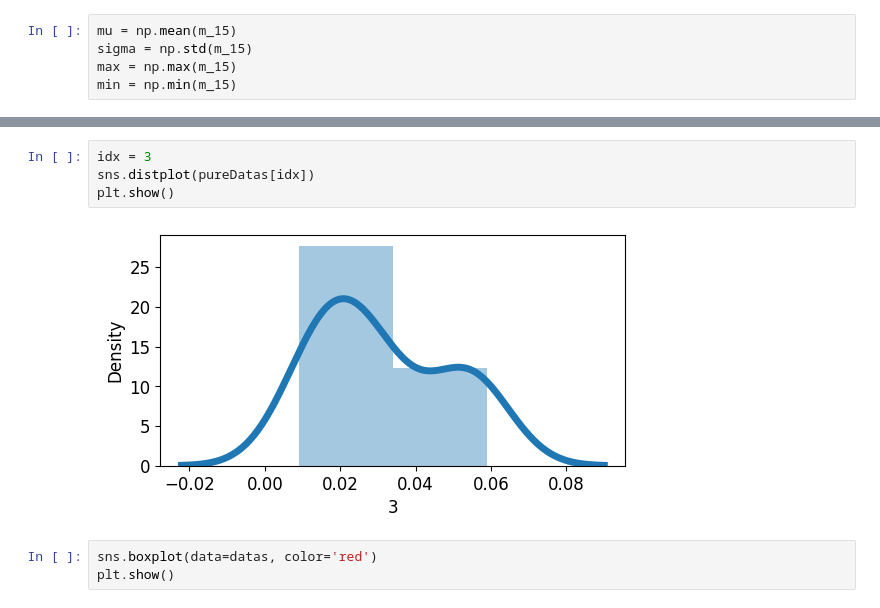
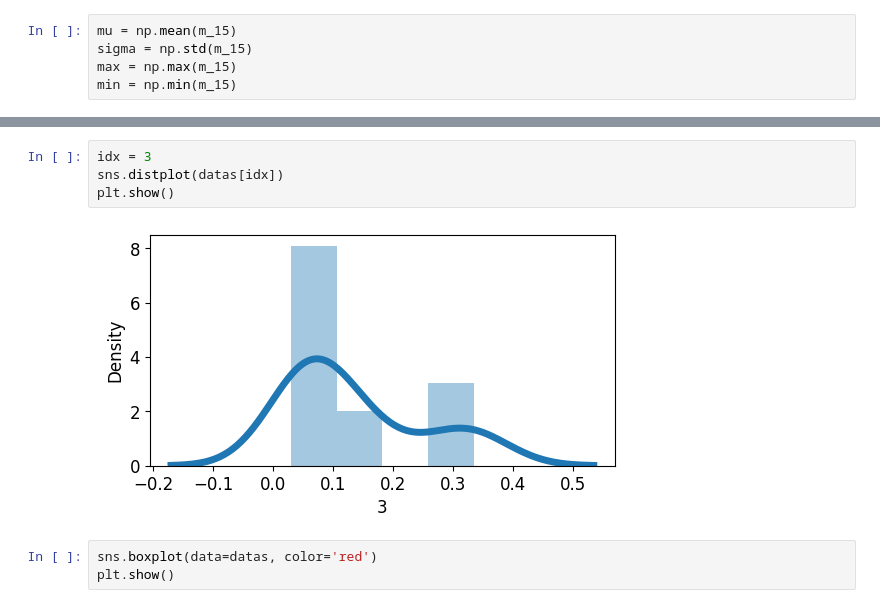
Before and after one commit to formegusto/pattern-recognition, a Jupyter notebook: 07.Distribution.ipynb, the cells around one changed output, grey strips where cells are left out. Cells and saved outputs as stored; diff of their text form.

```diff
--- a/07.Distribution.ipynb
+++ b/07.Distribution.ipynb
@@ -270,9 +332,9 @@ min
 # %%
 idx = 3
-sns.distplot(pureDatas[idx])
+sns.distplot(datas[idx])
 plt.show()
 # %% [output]
-[figure, old version]
+[figure, new version]
 # %%
 sns.boxplot(data=datas, color='red')
 plt.show()
```
Also changed, not shown: parts of 14 cells of this notebook.
